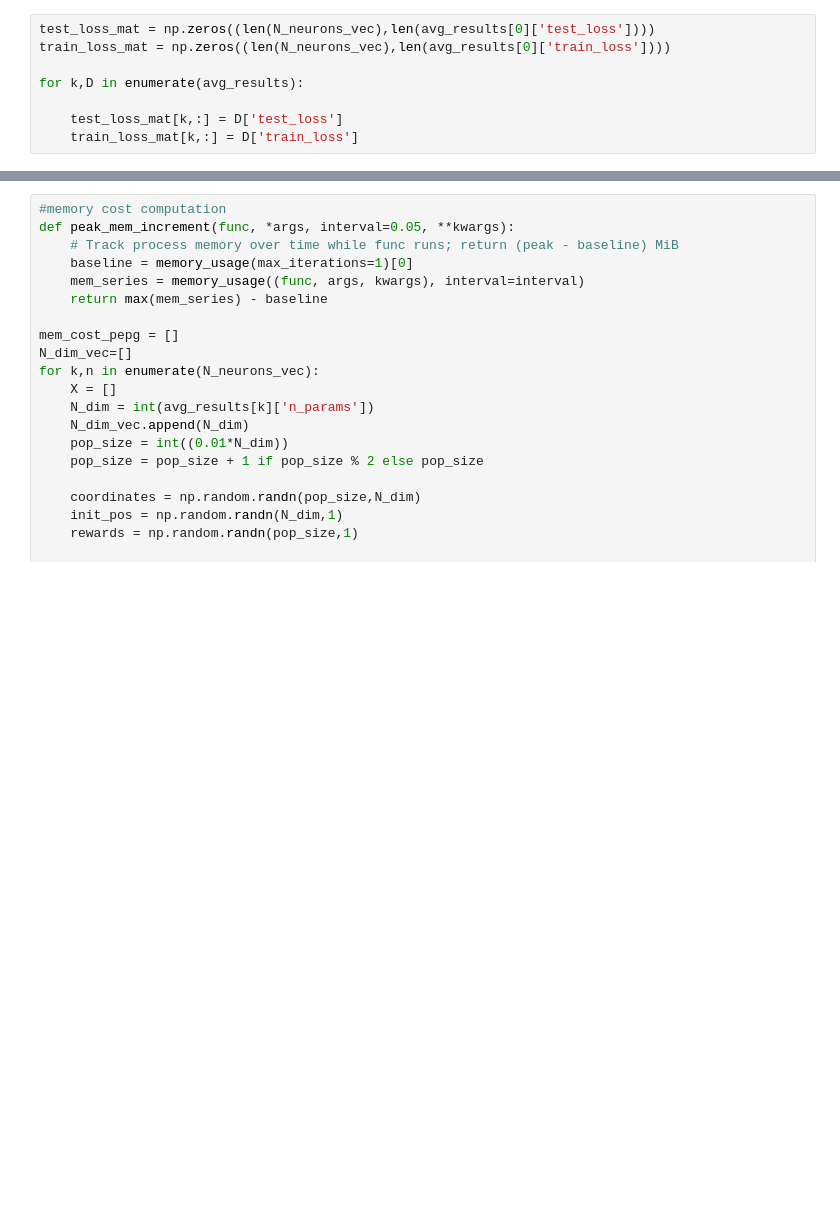
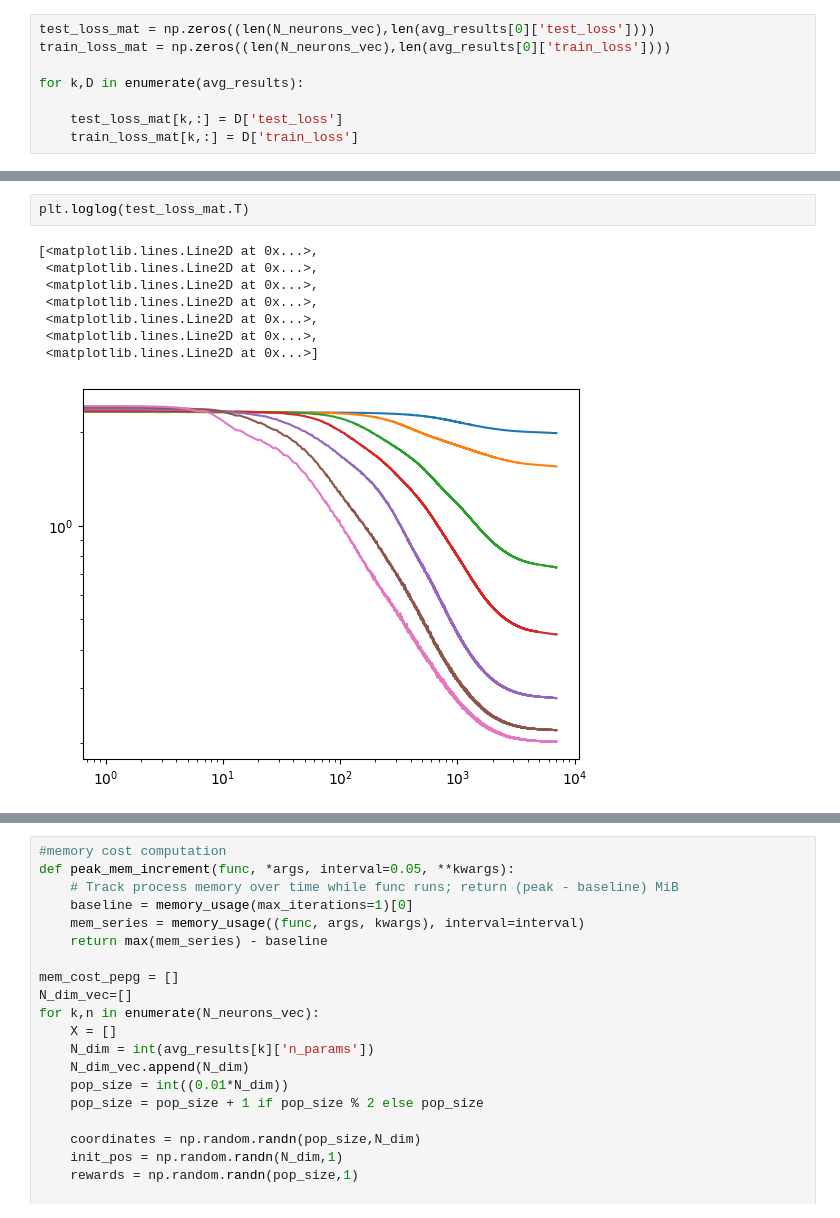
Before and after one commit to ASkalli/nonlinear_oscillator_network, a Jupyter notebook: MNIST/results/convergence_analysis.ipynb, the cells around one changed output, grey strips where cells are left out. Saved outputs shown, nothing was run; the diff lists cells and outputs as text; blank space fills up the shorter version.

```diff
--- a/MNIST/results/convergence_analysis.ipynb
+++ b/MNIST/results/convergence_analysis.ipynb
@@ -148,0 +153,11 @@ plt.scatter(e_conv4,loss_vec[e_conv4])
+# %%
+plt.loglog(test_loss_mat.T)
+# %% [output]
+[<matplotlib.lines.Line2D at 0x...>,
+ <matplotlib.lines.Line2D at 0x...>,
+ <matplotlib.lines.Line2D at 0x...>,
+ <matplotlib.lines.Line2D at 0x...>,
+ <matplotlib.lines.Line2D at 0x...>,
+ <matplotlib.lines.Line2D at 0x...>,
+ <matplotlib.lines.Line2D at 0x...>]
+[figure, added]
```
Also changed, not shown: parts of 14 cells of this notebook, 1 other file.
